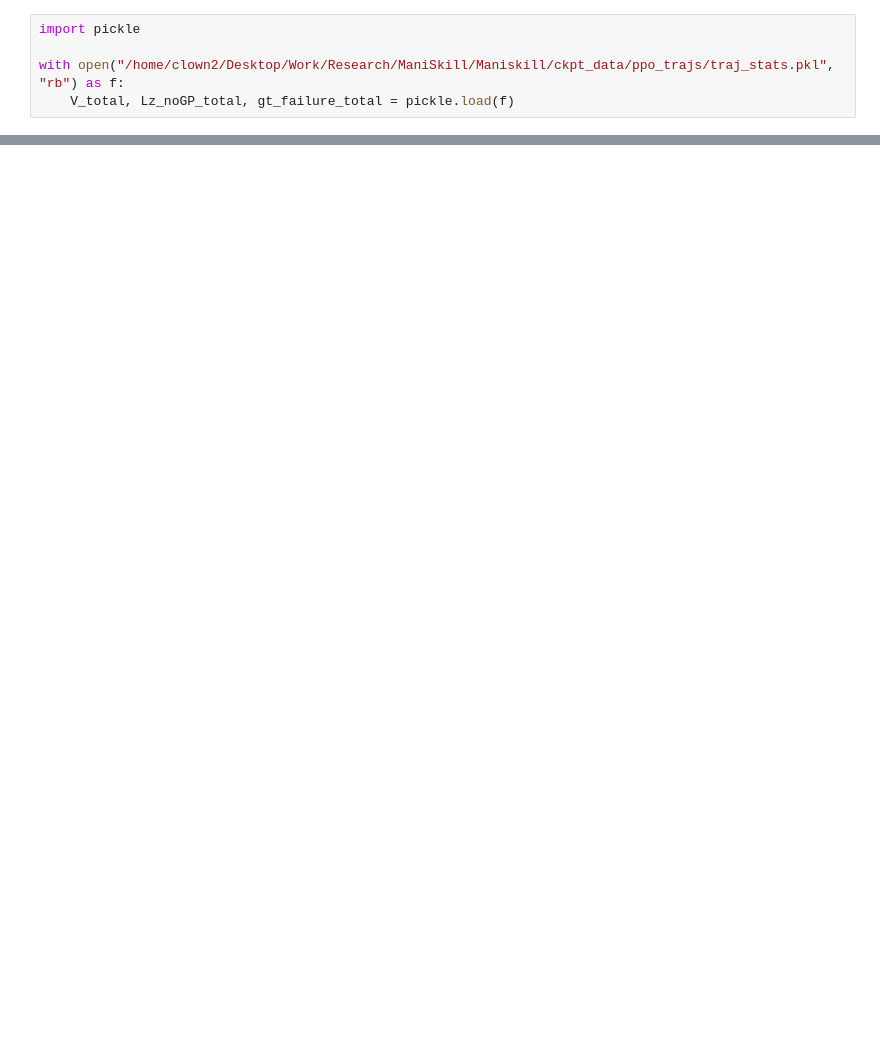
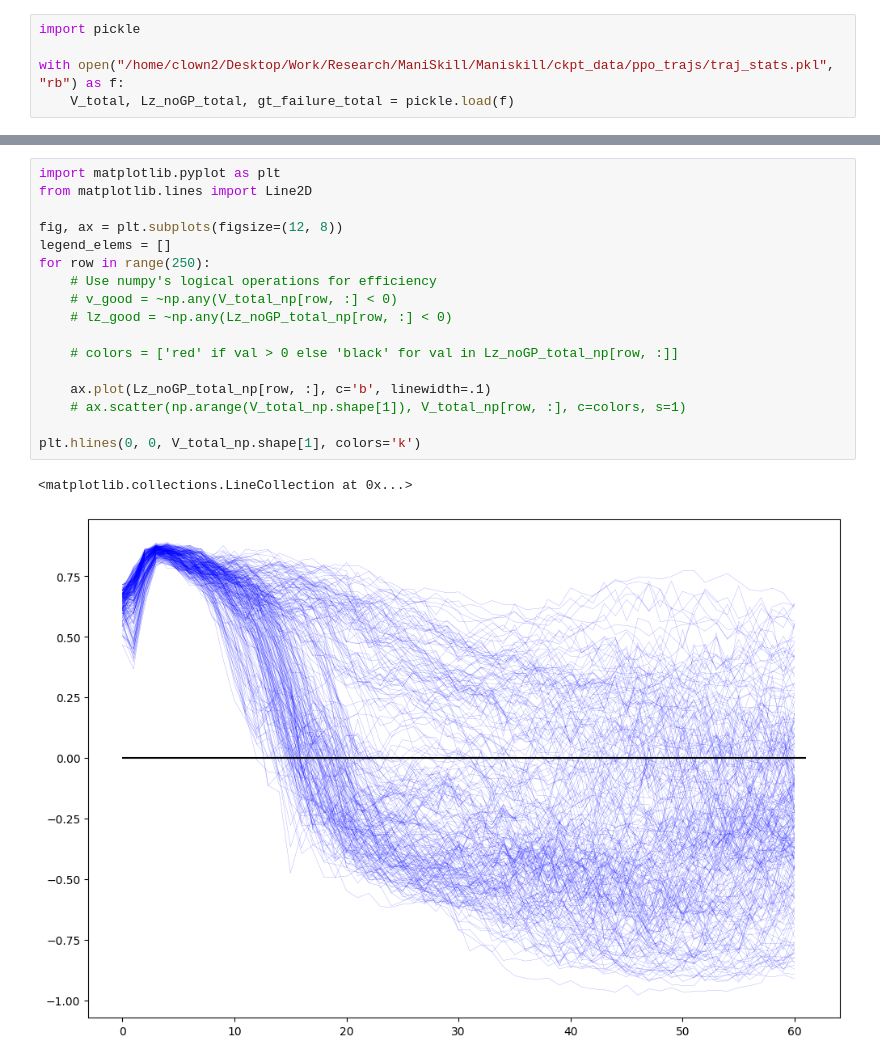
Before and after one commit to CMU-IntentLab/ManiSkill, a Jupyter notebook: examples/baselines/dreamerv3-torch/dreamer_traj_stats_reader.ipynb, the cells around one changed output, grey strips where cells are left out. Drawn from its saved outputs; the diff is of its cells as text; blank space fills up the shorter version.

```diff
--- a/examples/baselines/dreamerv3-torch/dreamer_traj_stats_reader.ipynb
+++ b/examples/baselines/dreamerv3-torch/dreamer_traj_stats_reader.ipynb
@@ -48,0 +33,20 @@ ax.legend(handles=legend_lines)
+# %%
+import matplotlib.pyplot as plt
+from matplotlib.lines import Line2D
+
+fig, ax = plt.subplots(figsize=(12, 8))
+legend_elems = []
+for row in range(250):
+    # Use numpy's logical operations for efficiency
+    # v_good = ~np.any(V_total_np[row, :] < 0)
+    # lz_good = ~np.any(Lz_noGP_total_np[row, :] < 0)
+
+    # colors = ['red' if val > 0 else 'black' for val in Lz_noGP_total_np[row, :]]
+
+    ax.plot(Lz_noGP_total_np[row, :], c='b', linewidth=.1)
+    # ax.scatter(np.arange(V_total_np.shape[1]), V_total_np[row, :], c=colors, s=1)
+
+plt.hlines(0, 0, V_total_np.shape[1], colors='k')
+# %% [output]
+<matplotlib.collections.LineCollection at 0x...>
+[figure, added]
```
Also changed, not shown: parts of 4 cells of this notebook, 1 other file.
